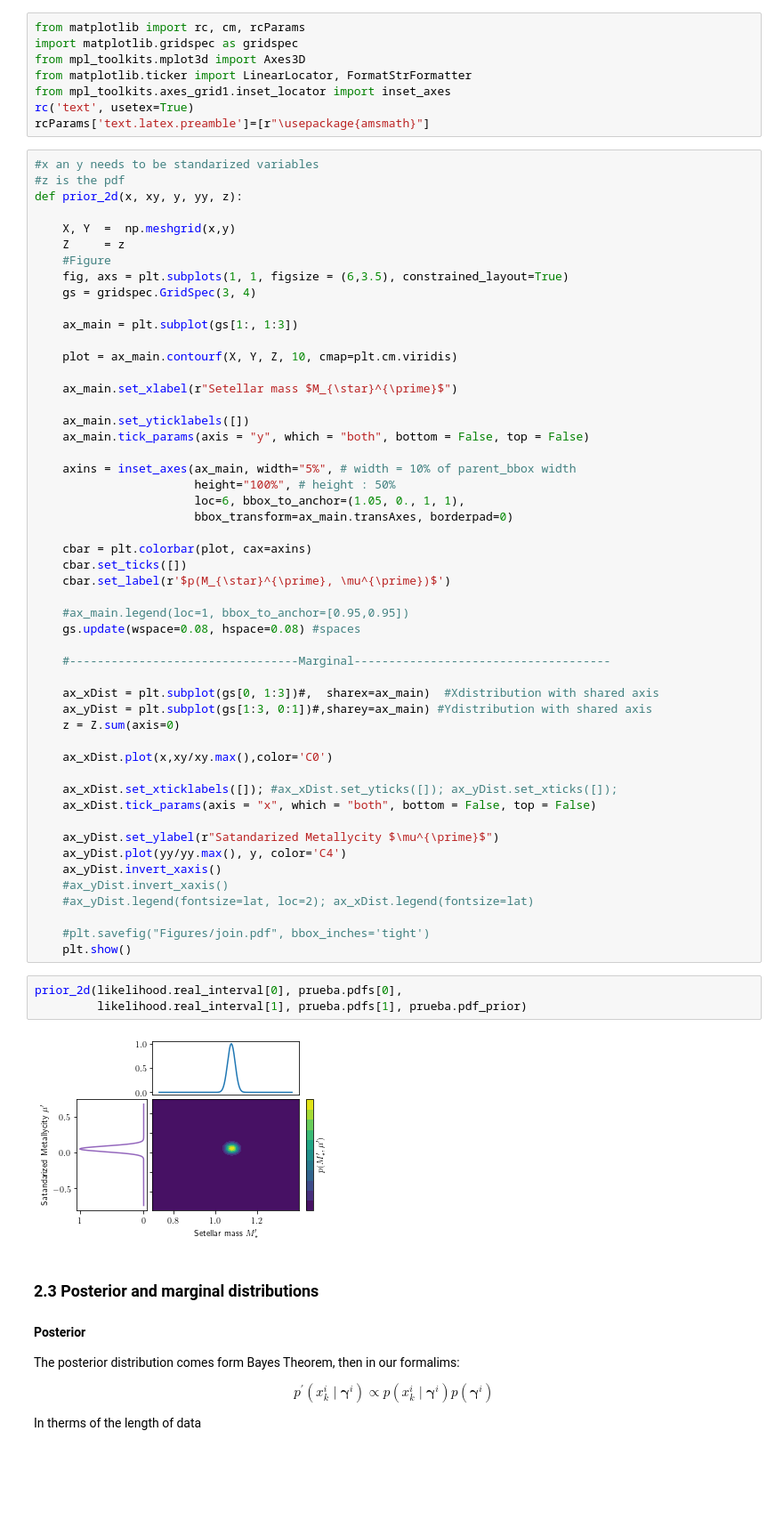
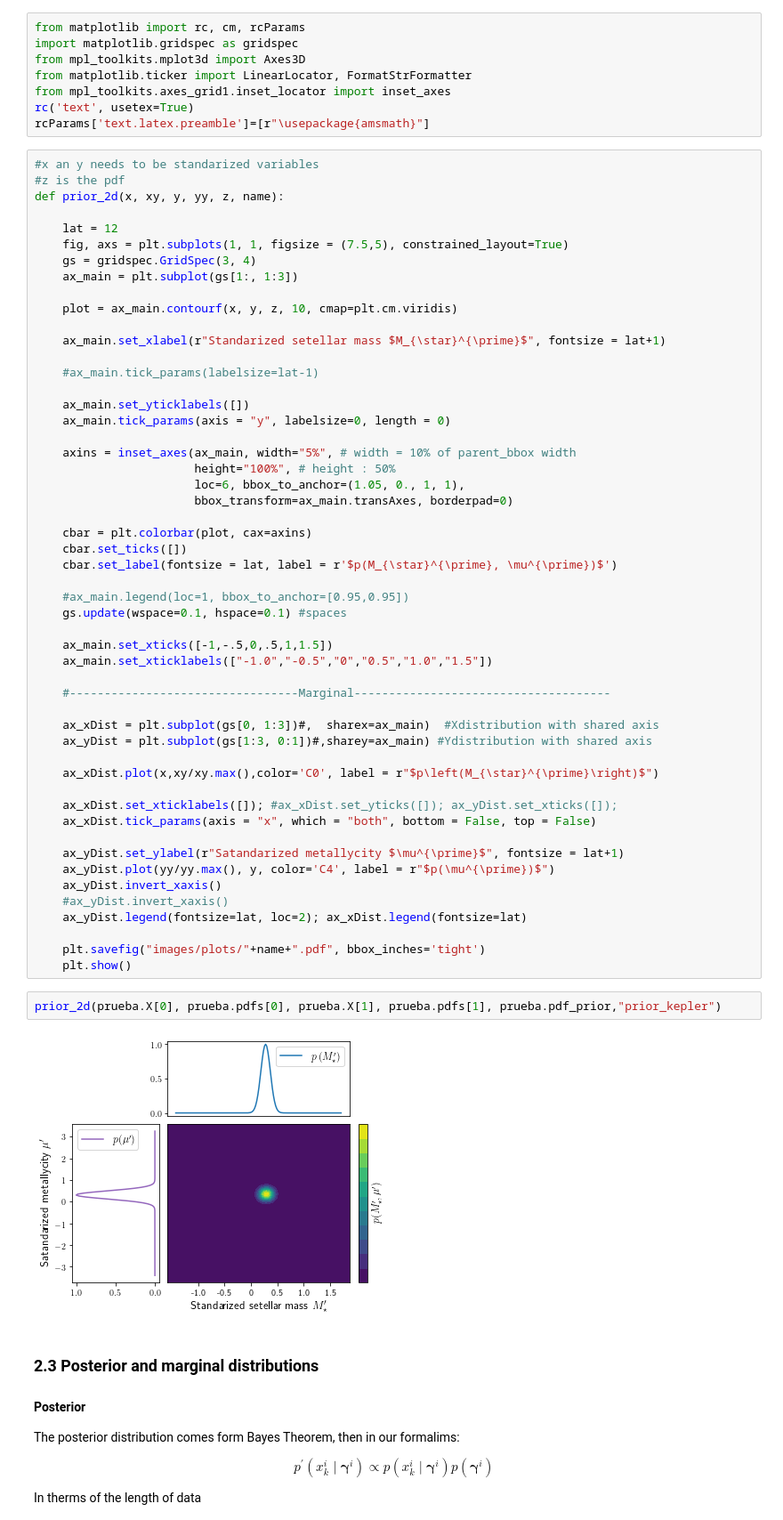
Before and after one commit to fjbautistas/kde_example, a Jupyter notebook: Marginal_Distributions.ipynb, the cells around one changed output. Shown at 89% size. Saved outputs shown, nothing was run; the diff lists cells and outputs as text; blank space fills up the shorter version.

Commit message:
changes of prior plots and marginal results

```diff
--- a/Marginal_Distributions.ipynb
+++ b/Marginal_Distributions.ipynb
@@ -259,22 +259,21 @@ rcParams['text.latex.preamble']=[r"\usepackage{amsmath}"]
 # %%
 #x an y needs to be standarized variables
 #z is the pdf
-def prior_2d(x, xy, y, yy, z):
+def prior_2d(x, xy, y, yy, z, name):
 
-    X, Y  =  np.meshgrid(x,y)
-    Z     = z
-    #Figure
-    fig, axs = plt.subplots(1, 1, figsize = (6,3.5), constrained_layout=True)
+    lat = 12
+    fig, axs = plt.subplots(1, 1, figsize = (7.5,5), constrained_layout=True)
     gs = gridspec.GridSpec(3, 4)
-
     ax_main = plt.subplot(gs[1:, 1:3])
 
-    plot = ax_main.contourf(X, Y, Z, 10, cmap=plt.cm.viridis)
+    plot = ax_main.contourf(x, y, z, 10, cmap=plt.cm.viridis)
 
-    ax_main.set_xlabel(r"Setellar mass $M_{\star}^{\prime}$")
+    ax_main.set_xlabel(r"Standarized setellar mass $M_{\star}^{\prime}$", fontsize = lat+1)
+
+    #ax_main.tick_params(labelsize=lat-1)
 
     ax_main.set_yticklabels([])
-    ax_main.tick_params(axis = "y", which = "both", bottom = False, top = False)
+    ax_main.tick_params(axis = "y", labelsize=0, length = 0)
 
     axins = inset_axes(ax_main, width="5%", # width = 10% of parent_bbox width
                        height="100%", # height : 50%
@@ -283,35 +282,36 @@ def prior_2d(x, xy, y, yy, z):
 
     cbar = plt.colorbar(plot, cax=axins)
     cbar.set_ticks([])
-    cbar.set_label(r'$p(M_{\star}^{\prime}, \mu^{\prime})$')
+    cbar.set_label(fontsize = lat, label = r'$p(M_{\star}^{\prime}, \mu^{\prime})$')
 
     #ax_main.legend(loc=1, bbox_to_anchor=[0.95,0.95])
-    gs.update(wspace=0.08, hspace=0.08) #spaces
+    gs.update(wspace=0.1, hspace=0.1) #spaces
+
+    ax_main.set_xticks([-1,-.5,0,.5,1,1.5])
+    ax_main.set_xticklabels(["-1.0","-0.5","0","0.5","1.0","1.5"])
 
     #---------------------------------Marginal-------------------------------------
 
     ax_xDist = plt.subplot(gs[0, 1:3])#,  sharex=ax_main)  #Xdistribution with shared axis
     ax_yDist = plt.subplot(gs[1:3, 0:1])#,sharey=ax_main) #Ydistribution with shared axis
-    z = Z.sum(axis=0)
 
-    ax_xDist.plot(x,xy/xy.max(),color='C0')
+    ax_xDist.plot(x,xy/xy.max(),color='C0', label = r"$p\left(M_{\star}^{\prime}\right)$")
 
     ax_xDist.set_xticklabels([]); #ax_xDist.set_yticks([]); ax_yDist.set_xticks([]);
     ax_xDist.tick_params(axis = "x", which = "both", bottom = False, top = False)
 
-    ax_yDist.set_ylabel(r"Satandarized Metallycity $\mu^{\prime}$")
-    ax_yDist.plot(yy/yy.max(), y, color='C4')
+    ax_yDist.set_ylabel(r"Satandarized metallycity $\mu^{\prime}$", fontsize = lat+1)
+    ax_yDist.plot(yy/yy.max(), y, color='C4', label = r"$p(\mu^{\prime})$")
     ax_yDist.invert_xaxis()
     #ax_yDist.invert_xaxis()
-    #ax_yDist.legend(fontsize=lat, loc=2); ax_xDist.legend(fontsize=lat)
+    ax_yDist.legend(fontsize=lat, loc=2); ax_xDist.legend(fontsize=lat)
 
-    #plt.savefig("Figures/join.pdf", bbox_inches='tight')
+    plt.savefig("images/plots/"+name+".pdf", bbox_inches='tight')
     plt.show()
 # %%
-prior_2d(likelihood.real_interval[0], prueba.pdfs[0],
-         likelihood.real_interval[1], prueba.pdfs[1], prueba.pdf_prior)
+prior_2d(prueba.X[0], prueba.pdfs[0], prueba.X[1], prueba.pdfs[1], prueba.pdf_prior,"prior_kepler")
 # %% [output]
-[figure, old version]
+[figure, new version]
 # %% [markdown]
 ### 2.3 Posterior and marginal distributions
 
```
Also changed, not shown: parts of 3 cells of this notebook, 17 other files.
